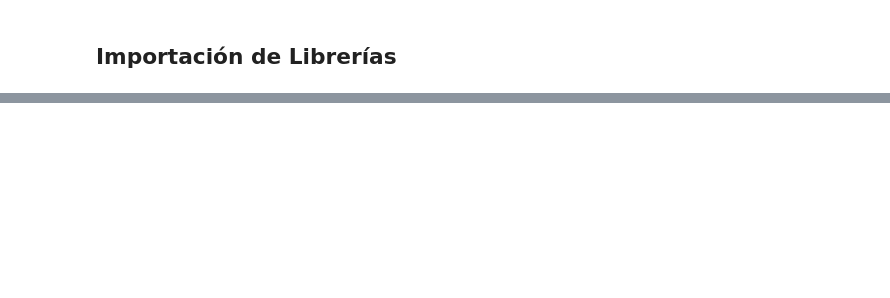
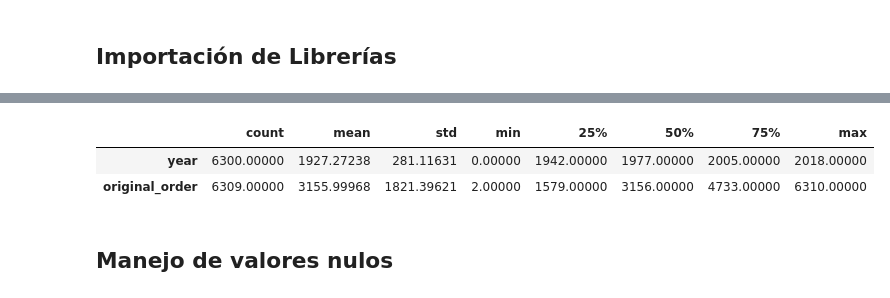
Before and after one commit to monicaclaros/Pandas_MKCC, a Jupyter notebook: Pandas_Safaera.ipynb, the cells around one changed output, grey strips where cells are left out. Saved outputs shown, nothing was run; the diff lists cells and outputs as text; code cells hidden in the pictures; blank space fills up the shorter version.

```diff
--- a/Pandas_Safaera.ipynb
+++ b/Pandas_Safaera.ipynb
@@ -40,0 +176,10 @@ UnicodeDecodeError: 'utf-8' codec can't decode byte 0xa0 in position 698: invali
+# %%
+#estadística con numéricos
+
+attacks.describe().T.style.format('{:.5f}')
+# %% [output]
+|  | count | mean | std | min | 25% | 50% | 75% | max |
+| year | 6300.00000 | 1927.27238 | 281.11631 | 0.00000 | 1942.00000 | 1977.00000 | 2005.00000 | 2018.00000 |
+| original_order | 6309.00000 | 3155.99968 | 1821.39621 | 2.00000 | 1579.00000 | 3156.00000 | 4733.00000 | 6310.00000 |
+# %% [markdown]
+## Manejo de valores nulos
```
Also changed, not shown: parts of 16 cells of this notebook, 1 other file.
